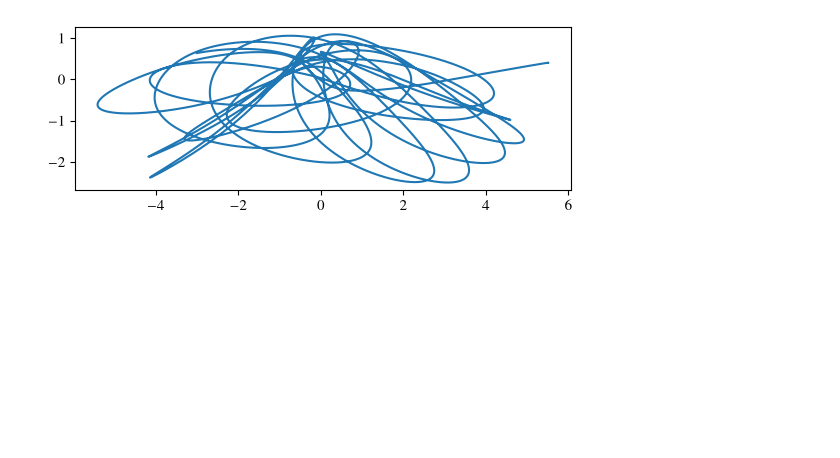
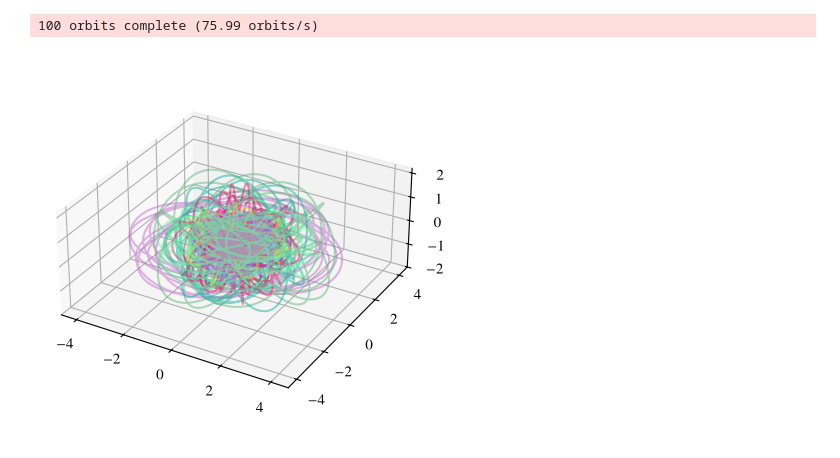
Before and after one commit to salvatore-ferrone/bar-dynamics, a Jupyter notebook: pedagogy/schwarzchild_hunter2024_bar.ipynb, the cells around one changed output. Cells and saved outputs as stored; diff of their text form; code cells hidden in the pictures; blank space fills up the shorter version.

Commit message:
still trying to build this orbit library for the schwarzchild modeling

```diff
--- a/pedagogy/schwarzchild_hunter2024_bar.ipynb
+++ b/pedagogy/schwarzchild_hunter2024_bar.ipynb
@@ -260,9 +37,21 @@ framecounter+=1
+# %%
+omega=-37.5
+norbits=100
+ics=barframe.sample_phase_space_within_bar(pot_total,omega,norbits=norbits,seed=10,weighting='phase_space')
+ics=barframe.to_inertial_velocity(ics,omega=omega)
 # %%
-ic = numpy.array([x_sample,y_sample,z_sample,vx,vy,vz])
-timestamps,orbit=agama.orbit(ic=ic,potential=pot_total,Omega=omega,time=1,trajsize=int(1e4))
+traj=agama.orbit(ic=ics,potential=pot_total,Omega=omega,dtype=object,time=1,separateTime=True)
+# %% [output]
+100 orbits complete (75.99 orbits/s)
-# %%
-fig,axis=plt.subplots(1,1)
-axis.plot(orbit[:,0],orbit[:,2])
-axis.set(aspect="equal");
-# %% [output]
-[figure, removed]
+# %%
+colors=numpy.random.random((norbits,3))
+# %%
+fig=plt.figure()
+axis=fig.add_subplot(111,projection="3d")
+timestamps = numpy.linspace(0,1,int(1e4))
+color=matplotlib.cm
+for index in range(10):
+    axis.plot(traj[index].x(timestamps),traj[index].y(timestamps),traj[index].z(timestamps),alpha=.5,color=colors[index])
+axis.set(aspect="equal");
+# %% [output]
+[figure, added]
```
Also changed, not shown: parts of 8 cells of this notebook, 1 other file.
